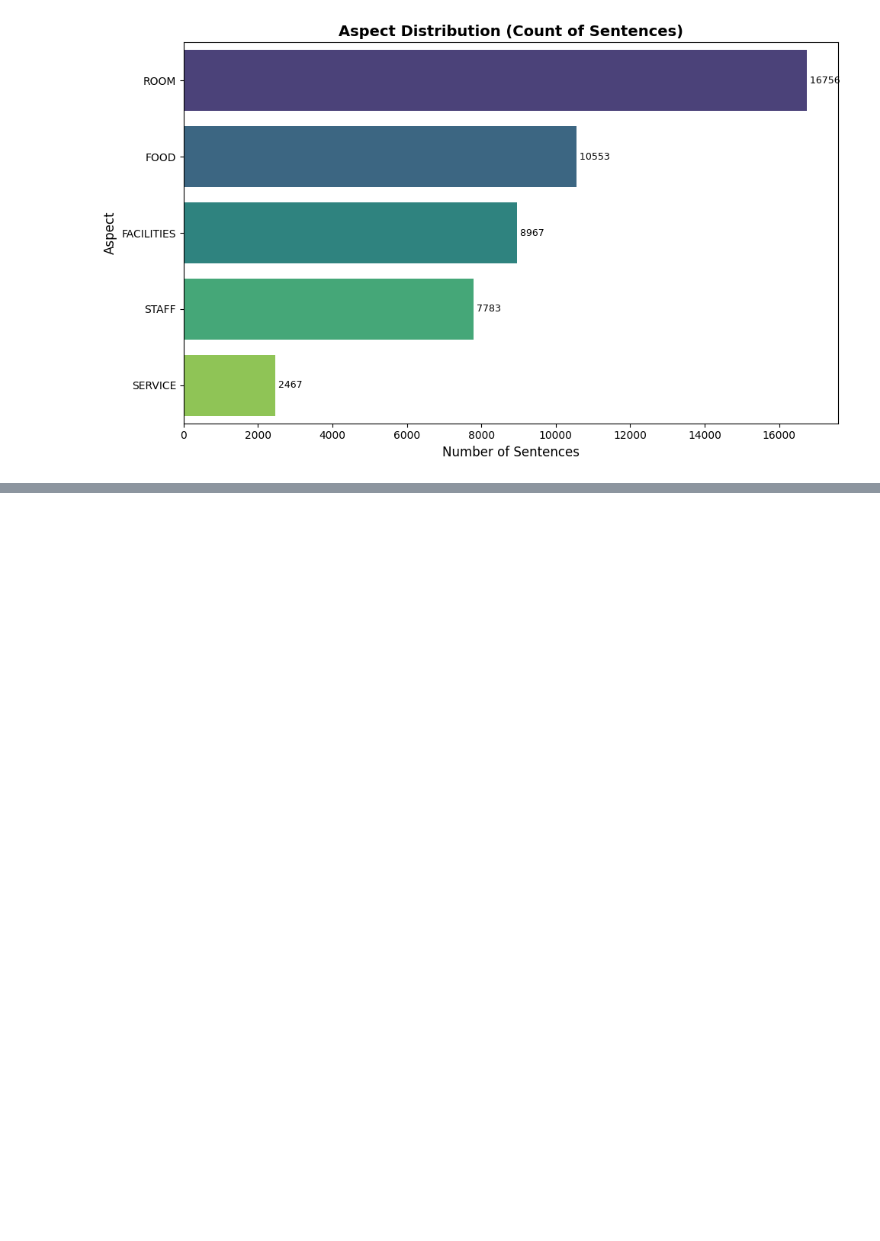
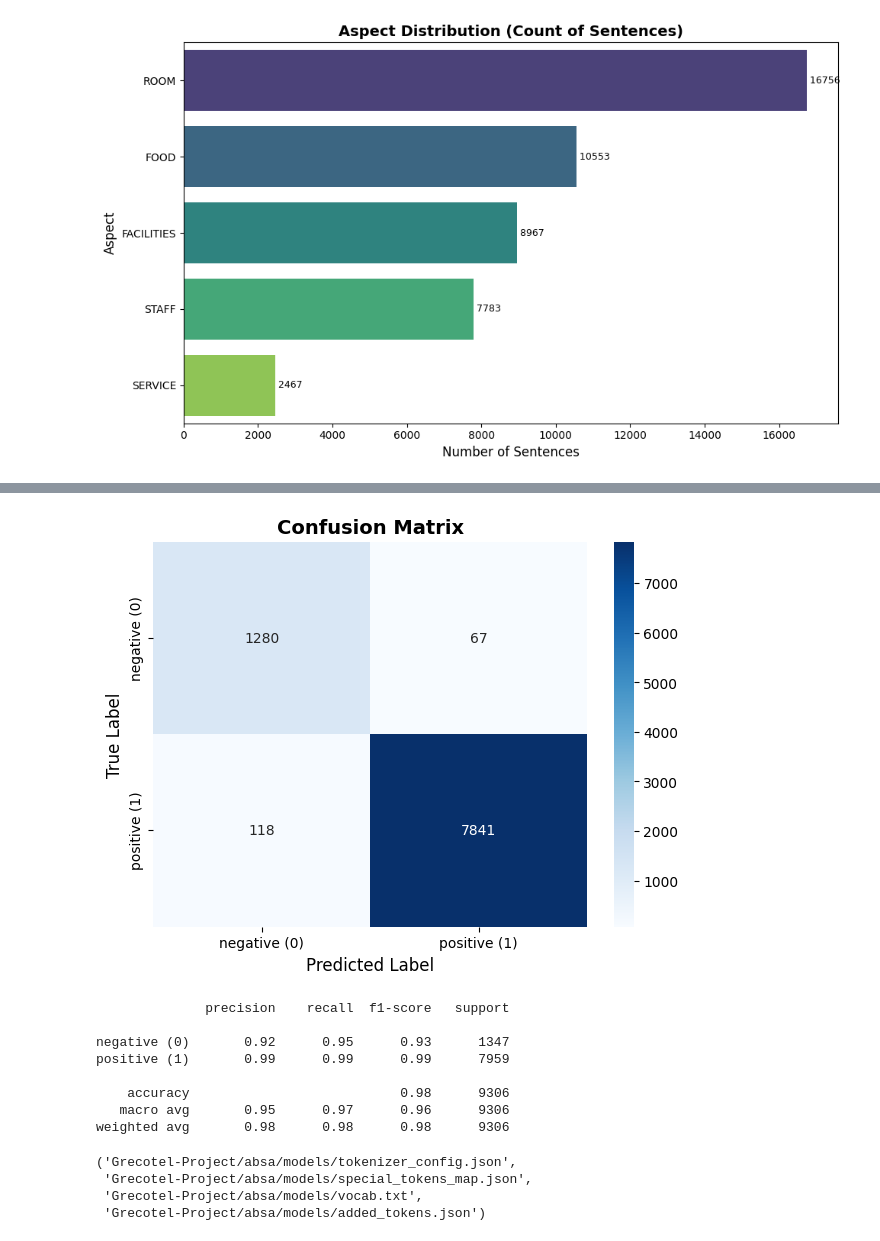
Before and after one commit to VassilisK2001/Grecotel-Project, a Jupyter notebook: notebooks/ABSA.ipynb, the cells around one changed output, grey strips where cells are left out. Drawn from its saved outputs; the diff is of its cells as text; code cells hidden in the pictures; blank space fills up the shorter version.

```diff
--- a/notebooks/ABSA.ipynb
+++ b/notebooks/ABSA.ipynb
@@ -428,0 +447,44 @@ TrainOutput(global_step=2327, training_loss=0.20704517766135314, metrics={'train
+# %%
+def evaluate_model(trainer, test_dataset):
+    """
+    Runs a full evaluation on a test dataset and prints
+    a classification report and confusion matrix.
+    """
+    # Get Predictions
+    results = trainer.predict(test_dataset)
+
+    # Get the raw logit scores from the prediction output
+    logits = results.predictions
+    # Get the true labels
+    true_labels = results.label_ids
+
+    # Convert the logits to final predictions (0 or 1)
+    predictions = np.argmax(logits, axis=-1)
+
+    # Print Classification Report
+    # Make sure your labels match (0=negative, 1=positive)
+    target_names = ['negative (0)', 'positive (1)']
+    report = classification_report(true_labels, predictions, target_names=target_names)
+
+    # Plot Confusion Matrix
+    cm = confusion_matrix(true_labels, predictions)
+
+    plt.figure(figsize=(7, 5))
+    sns.heatmap(
+        cm,
+        annot=True,
+        fmt='d',
+        cmap='Blues',
+        xticklabels=target_names,
+        yticklabels=target_names
+    )
+    plt.title('Confusion Matrix', fontsize=14, weight='bold')
+    plt.xlabel('Predicted Label', fontsize=12)
+    plt.ylabel('True Label', fontsize=12)
+    plt.show()
+
+    return report, cm
+# %%
+report, cm = evaluate_model(trainer, test_dataset)
+print(report)
+# %% [output]
@@ -428,0 +492,22 @@ TrainOutput(global_step=2327, training_loss=0.20704517766135314, metrics={'train
+[figure, added]
+              precision    recall  f1-score   support
+
+negative (0)       0.92      0.95      0.93      1347
+positive (1)       0.99      0.99      0.99      7959
+
+    accuracy                           0.98      9306
+   macro avg       0.95      0.97      0.96      9306
+weighted avg       0.98      0.98      0.98      9306
+# %%
+# Save fine-tuned model
+ABSA_MODEL_DIR = os.path.join(REPO_NAME, 'absa', 'models')
+if not os.path.exists(ABSA_MODEL_DIR):
+    os.makedirs(ABSA_MODEL_DIR)
+
+trainer.save_model(ABSA_MODEL_DIR)
+tokenizer.save_pretrained(ABSA_MODEL_DIR)
+# %% [output]
+('Grecotel-Project/absa/models/tokenizer_config.json',
+ 'Grecotel-Project/absa/models/special_tokens_map.json',
+ 'Grecotel-Project/absa/models/vocab.txt',
+ 'Grecotel-Project/absa/models/added_tokens.json')
```
Also changed, not shown: parts of 9 cells of this notebook.
